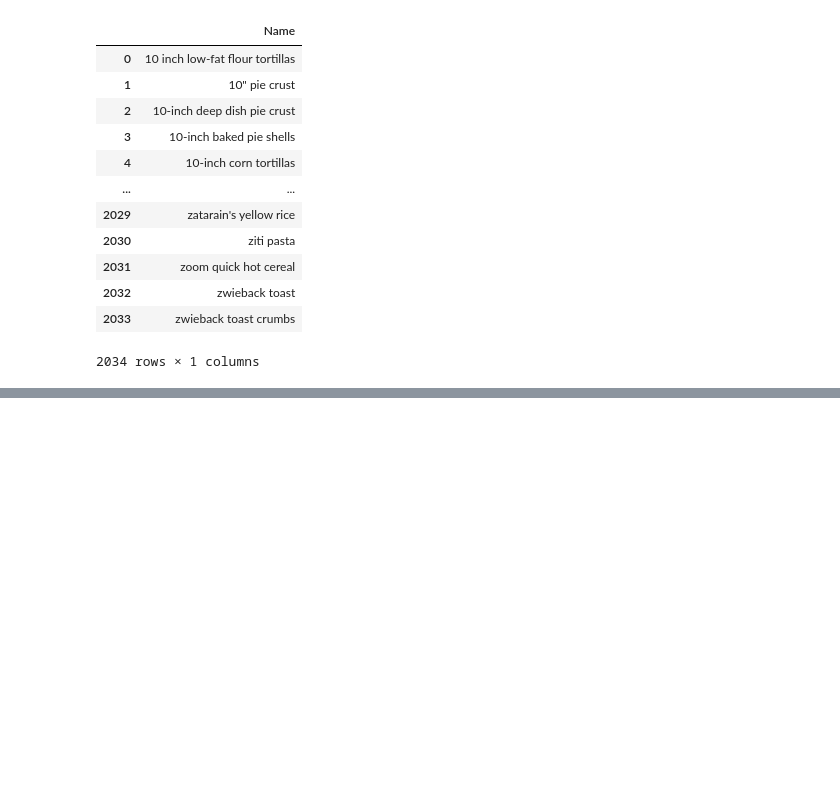
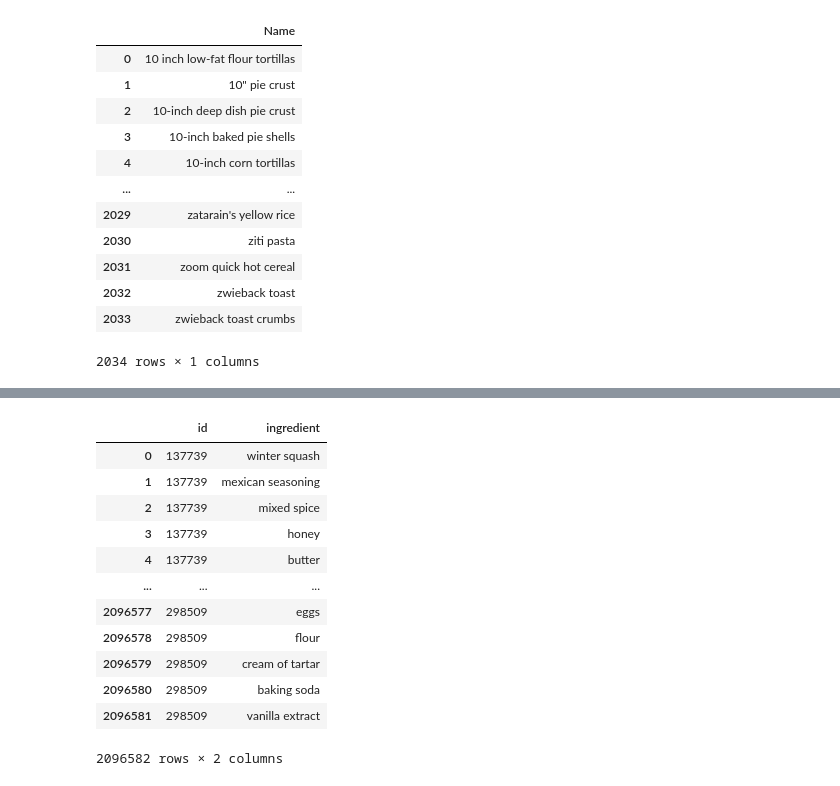
Before and after one commit to gabriellabk/CSDS344, a Jupyter notebook: Databases Project.ipynb, the cells around one changed output, grey strips where cells are left out. Drawn from its saved outputs; the diff is of its cells as text; code cells hidden in the pictures; blank space fills up the shorter version.

```diff
--- a/Databases Project.ipynb
+++ b/Databases Project.ipynb
@@ -261,0 +339,28 @@ df3.to_sql('Grains', conn)
+# %%
+data = temp_data
+ingredients = []
+ids = []
+for _, row in data.iterrows():
+    identifier = row.id
+    s = literal_eval(row[1])
+    for ingredient in s:
+        ingredients.append(ingredient)
+        ids.append(identifier)
+ingredient_to_cuisine = pd.DataFrame({
+    "id": ids,
+    "ingredient": ingredients})
+ingredient_to_cuisine
+# %% [output]
+|  | id | ingredient |
+| 0 | 137739 | winter squash |
+| 1 | 137739 | mexican seasoning |
+| 2 | 137739 | mixed spice |
+| 3 | 137739 | honey |
+| 4 | 137739 | butter |
+| ... | ... | ... |
+| 2096577 | 298509 | eggs |
+| 2096578 | 298509 | flour |
+| 2096579 | 298509 | cream of tartar |
+| 2096580 | 298509 | baking soda |
+| 2096581 | 298509 | vanilla extract |
+2096582 rows × 2 columns
```
Also changed, not shown: parts of 26 cells of this notebook.
